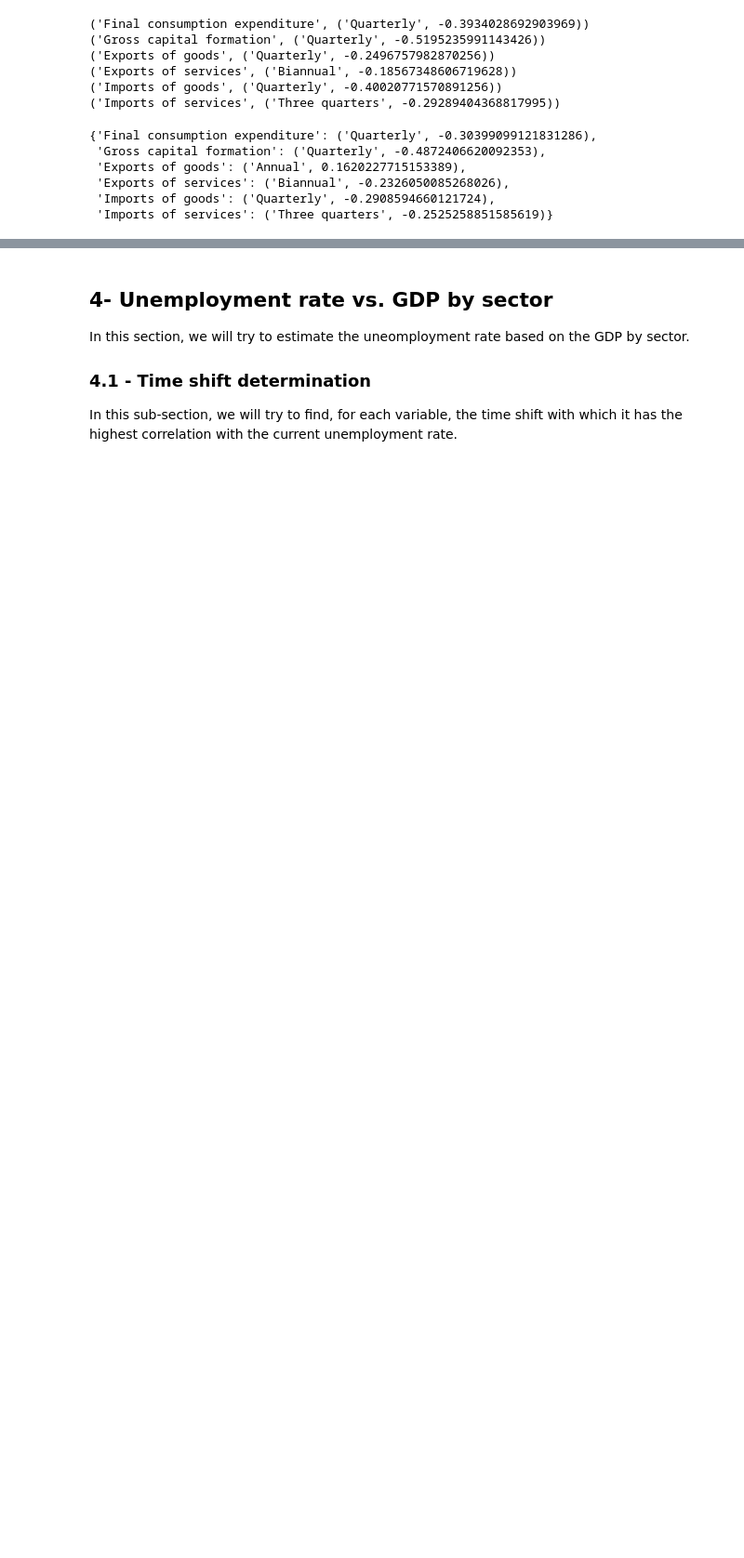
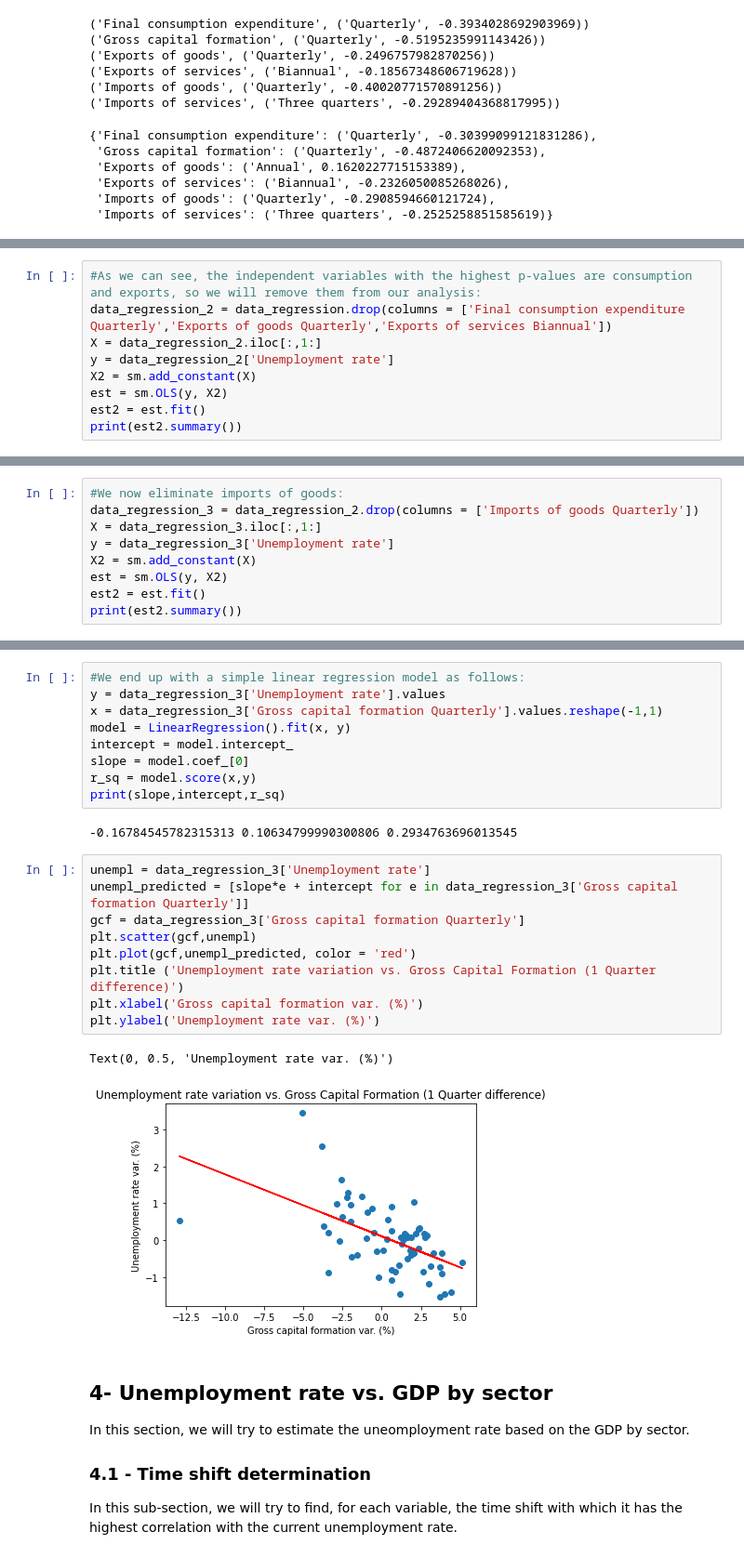
Before and after one commit to javier-pradera/Project-Week-5-Your-Own-Project, a Jupyter notebook: your-project/Code/Unemployment rate model.ipynb, the cells around one changed output, grey strips where cells are left out. Shown at 93% size. Saved outputs shown, nothing was run; the diff lists cells and outputs as text; blank space fills up the shorter version.

```diff
--- a/your-project/Code/Unemployment rate model.ipynb
+++ b/your-project/Code/Unemployment rate model.ipynb
@@ -233,0 +314,9 @@ correlations_spearman
+# %%
+#As we can see, the independent variables with the highest p-values are consumption and exports, so we will remove them from our analysis:
+data_regression_2 = data_regression.drop(columns = ['Final consumption expenditure Quarterly','Exports of goods Quarterly','Exports of services Biannual'])
+X = data_regression_2.iloc[:,1:]
+y = data_regression_2['Unemployment rate']
+X2 = sm.add_constant(X)
+est = sm.OLS(y, X2)
+est2 = est.fit()
+print(est2.summary())
@@ -233,0 +341,9 @@ correlations_spearman
+# %%
+#We now eliminate imports of goods:
+data_regression_3 = data_regression_2.drop(columns = ['Imports of goods Quarterly'])
+X = data_regression_3.iloc[:,1:]
+y = data_regression_3['Unemployment rate']
+X2 = sm.add_constant(X)
+est = sm.OLS(y, X2)
+est2 = est.fit()
+print(est2.summary())
@@ -234,3 +368,26 @@ correlations_spearman
+# %%
+#We end up with a simple linear regression model as follows:
+y = data_regression_3['Unemployment rate'].values
+x = data_regression_3['Gross capital formation Quarterly'].values.reshape(-1,1)
+model = LinearRegression().fit(x, y)
+intercept = model.intercept_
+slope = model.coef_[0]
+r_sq = model.score(x,y)
+print(slope,intercept,r_sq)
+# %% [output]
+-0.16784545782315313 0.10634799990300806 0.2934763696013545
+# %%
+unempl = data_regression_3['Unemployment rate']
+unempl_predicted = [slope*e + intercept for e in data_regression_3['Gross capital formation Quarterly']]
+gcf = data_regression_3['Gross capital formation Quarterly']
+plt.scatter(gcf,unempl)
+plt.plot(gcf,unempl_predicted, color = 'red')
+plt.title ('Unemployment rate variation vs. Gross Capital Formation (1 Quarter difference)')
+plt.xlabel('Gross capital formation var. (%)')
+plt.ylabel('Unemployment rate var. (%)')
+# %% [output]
+Text(0, 0.5, 'Unemployment rate var. (%)')
+[figure, added]
 # %% [markdown]
 ## 4- Unemployment rate vs. GDP by sector
 
```
Also changed, not shown: parts of 10 cells of this notebook, 2 other files.
